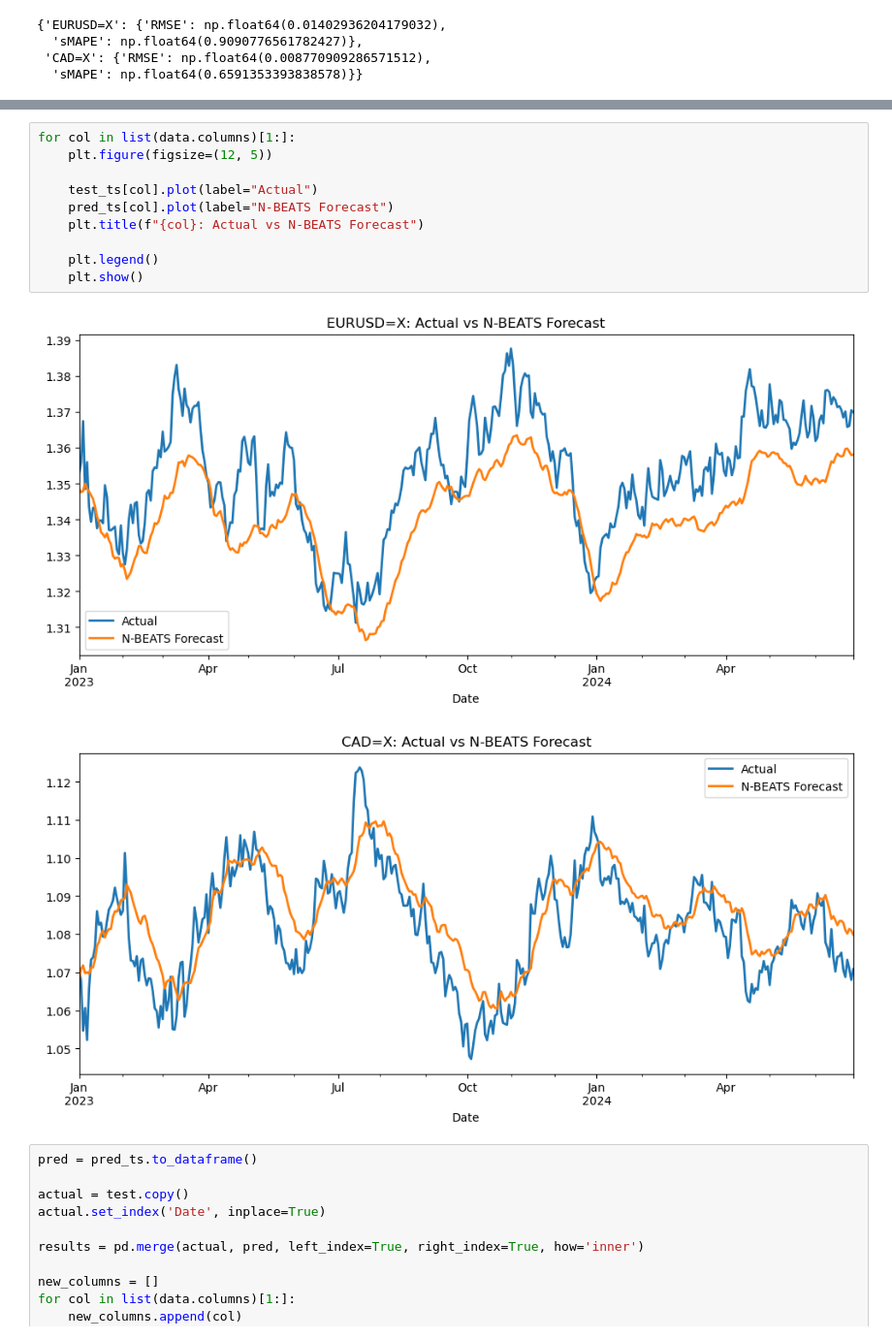
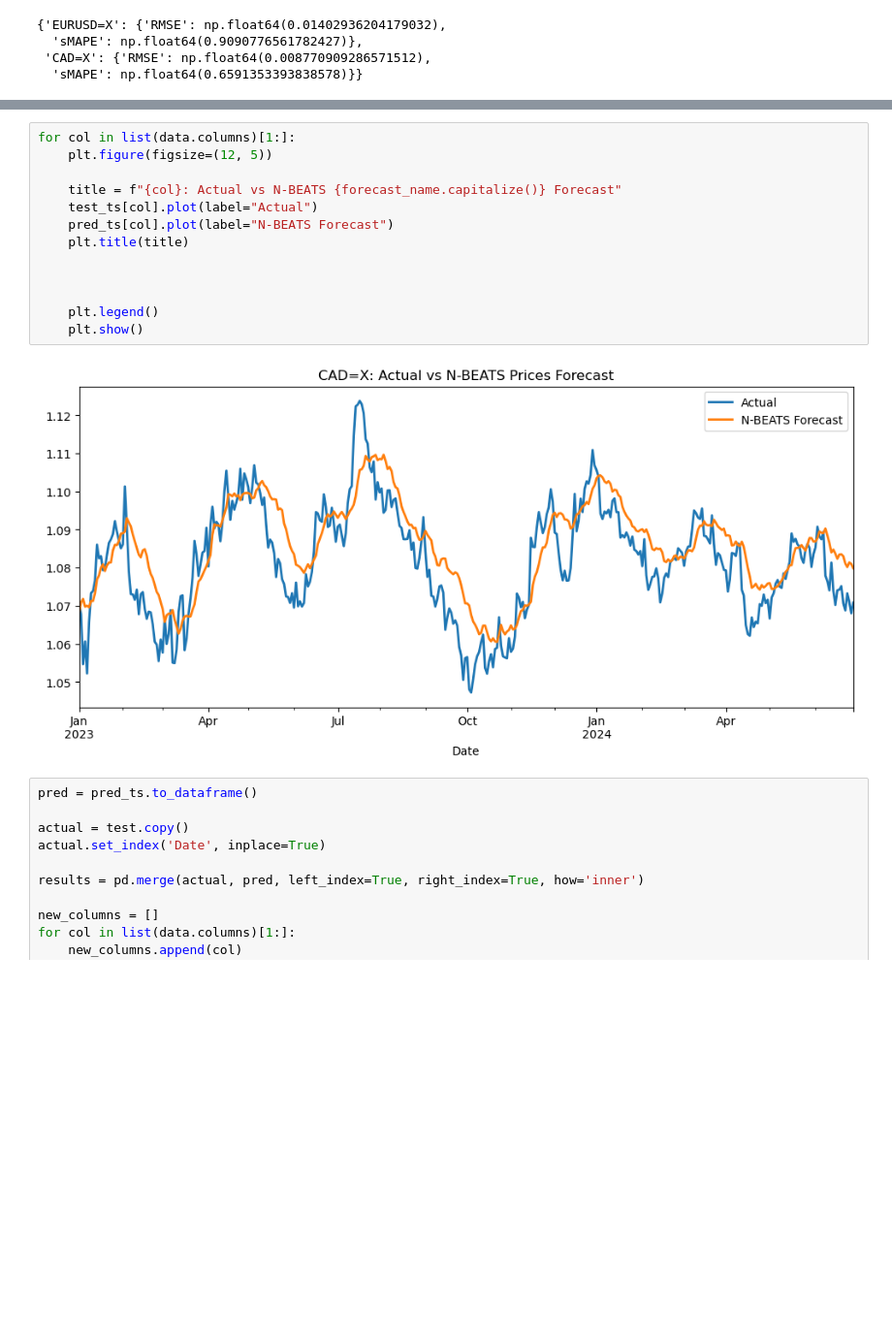
Before and after one commit to AnnastasiaStathakos/financial-time-series-forecasting, a Jupyter notebook: notebooks/03_nbeats_model.ipynb, the cells around one changed output, grey strips where cells are left out. Shown at 97% size. Drawn from its saved outputs; the diff is of its cells as text; blank space fills up the shorter version.

```diff
--- a/notebooks/03_nbeats_model.ipynb
+++ b/notebooks/03_nbeats_model.ipynb
@@ -402,16 +408,18 @@ scores_df
 # %%
 for col in list(data.columns)[1:]:
     plt.figure(figsize=(12, 5))
 
+    title = f"{col}: Actual vs N-BEATS {forecast_name.capitalize()} Forecast"
     test_ts[col].plot(label="Actual")
     pred_ts[col].plot(label="N-BEATS Forecast")
-    plt.title(f"{col}: Actual vs N-BEATS Forecast")
+    plt.title(title)
+
+
 
     plt.legend()
     plt.show()
 # %% [output]
-[figure, old version]
+[figure, new version]
-[figure, removed]
 # %%
 pred = pred_ts.to_dataframe()
 
```
Also changed, not shown: parts of 4 cells of this notebook, 17 other files.
